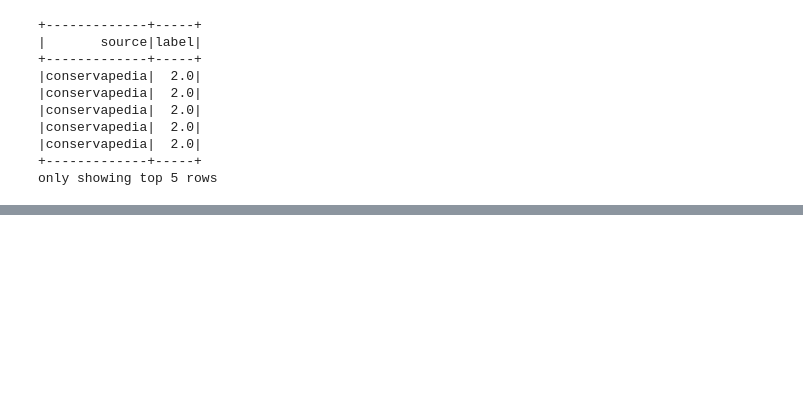
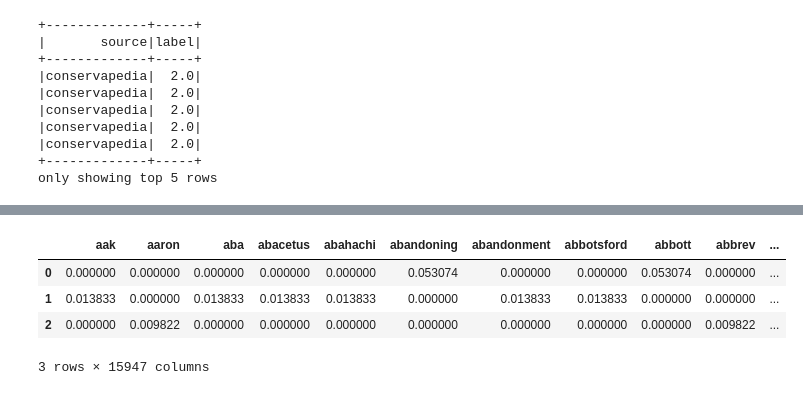
Before and after one commit to george-zip/detecting_political_viewpoints_via_wiki, a Jupyter notebook: wiki_classifier.ipynb, the cells around one changed output, grey strips where cells are left out. Saved outputs shown, nothing was run; the diff lists cells and outputs as text; code cells hidden in the pictures; blank space fills up the shorter version.

Commit message:
Find unique words in each source using TF-IDF

```diff
--- a/wiki_classifier.ipynb
+++ b/wiki_classifier.ipynb
@@ -229,0 +237,16 @@ sw_free_wiki_data_rdd\
+# %%
+# Use TD-IDF to find unique words in each source
+from sklearn.feature_extraction.text import TfidfVectorizer
+
+wiki_data_by_source = sw_free_wiki_data_rdd.map(lambda x : x[0]).reduceByKey(lambda a,b: " ".join([a,b]))
+column_names = [source[0] for source in wiki_data_by_source.toLocalIterator()]
+wiki_data_by_source = wiki_data_by_source.map(lambda x: x[1])
+# %%
+vectorizer = TfidfVectorizer(stop_words='english', ngram_range = (1,1), max_df = .6, min_df = .05)
+corpus = []
+for it in wiki_data_by_source.toLocalIterator():
+    corpus.append(it[1:])
+X = vectorizer.fit_transform(corpus)
+# %%
+feature_names = vectorizer.get_feature_names()
+feature_names
@@ -229,0 +271,11 @@ sw_free_wiki_data_rdd\
+# %%
+dense = X.todense()
+denselist = dense.tolist()
+df = pd.DataFrame(denselist, columns=feature_names)
+df.head()
+# %% [output]
+|  | aak | aaron | aba | abacetus | abahachi | abandoning | abandonment | abbotsford | abbott | abbrev | ... |
+| 0 | 0.000000 | 0.000000 | 0.000000 | 0.000000 | 0.000000 | 0.053074 | 0.000000 | 0.000000 | 0.053074 | 0.000000 | ... |
+| 1 | 0.013833 | 0.000000 | 0.013833 | 0.013833 | 0.013833 | 0.000000 | 0.013833 | 0.013833 | 0.000000 | 0.000000 | ... |
+| 2 | 0.000000 | 0.009822 | 0.000000 | 0.000000 | 0.000000 | 0.000000 | 0.000000 | 0.000000 | 0.000000 | 0.009822 | ... |
+3 rows × 15947 columns
```
Also changed, not shown: parts of 14 cells of this notebook.
